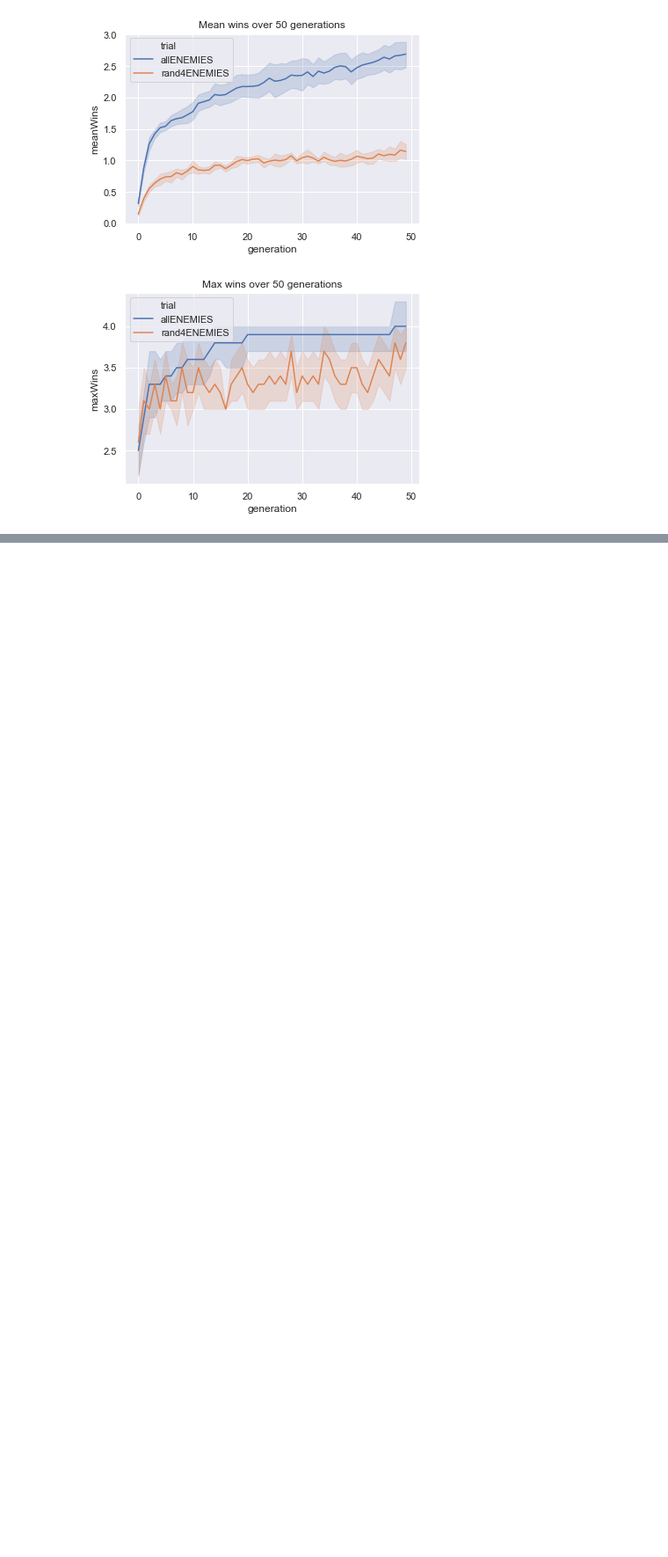
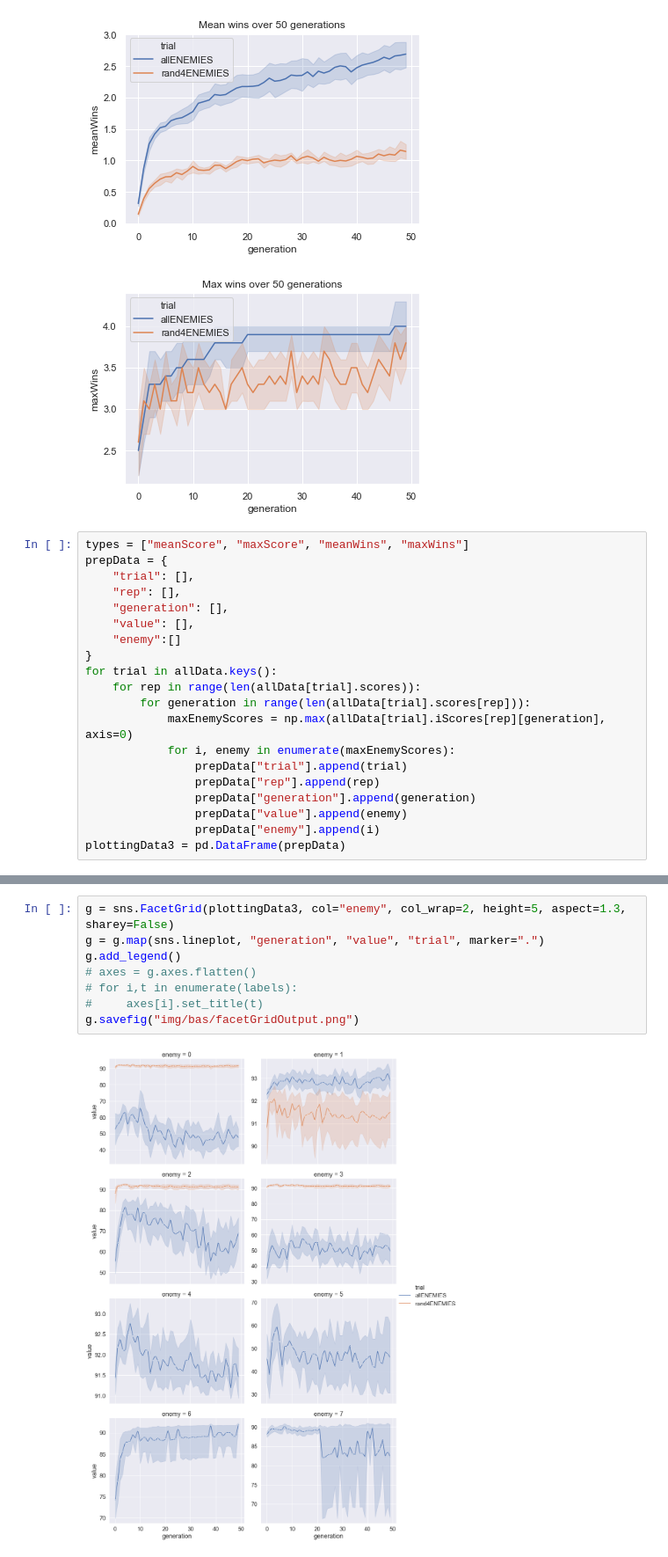
Before and after one commit to popoiopo/EvolutionaryAlgo, a Jupyter notebook: bas_data_analysis.ipynb, the cells around one changed output, grey strips where cells are left out. Shown at 88% size. Saved outputs shown, nothing was run; the diff lists cells and outputs as text; blank space fills up the shorter version.

```diff
--- a/bas_data_analysis.ipynb
+++ b/bas_data_analysis.ipynb
@@ -369,3 +370,23 @@ plt.show()
 [figure]
 [figure]
 [figure]
+# %%
+types = ["meanScore", "maxScore", "meanWins", "maxWins"]
+prepData = {
+    "trial": [],
+    "rep": [],
+    "generation": [],
+    "value": [],
+    "enemy":[]
+}
+for trial in allData.keys():
+    for rep in range(len(allData[trial].scores)):
+        for generation in range(len(allData[trial].scores[rep])):
+            maxEnemyScores = np.max(allData[trial].iScores[rep][generation], axis=0)
+            for i, enemy in enumerate(maxEnemyScores):
+                prepData["trial"].append(trial)
+                prepData["rep"].append(rep)
+                prepData["generation"].append(generation)
+                prepData["value"].append(enemy)
+                prepData["enemy"].append(i)
+plottingData3 = pd.DataFrame(prepData)
@@ -371,0 +414,10 @@ plt.show()
+# %%
+g = sns.FacetGrid(plottingData3, col="enemy", col_wrap=2, height=5, aspect=1.3, sharey=False)
+g = g.map(sns.lineplot, "generation", "value", "trial", marker=".")
+g.add_legend()
+# axes = g.axes.flatten()
+# for i,t in enumerate(labels):
+#     axes[i].set_title(t)
+g.savefig("img/bas/facetGridOutput.png")
+# %% [output]
+[figure, added]
```
Also changed, not shown: parts of 2 cells of this notebook, 2 other files.
